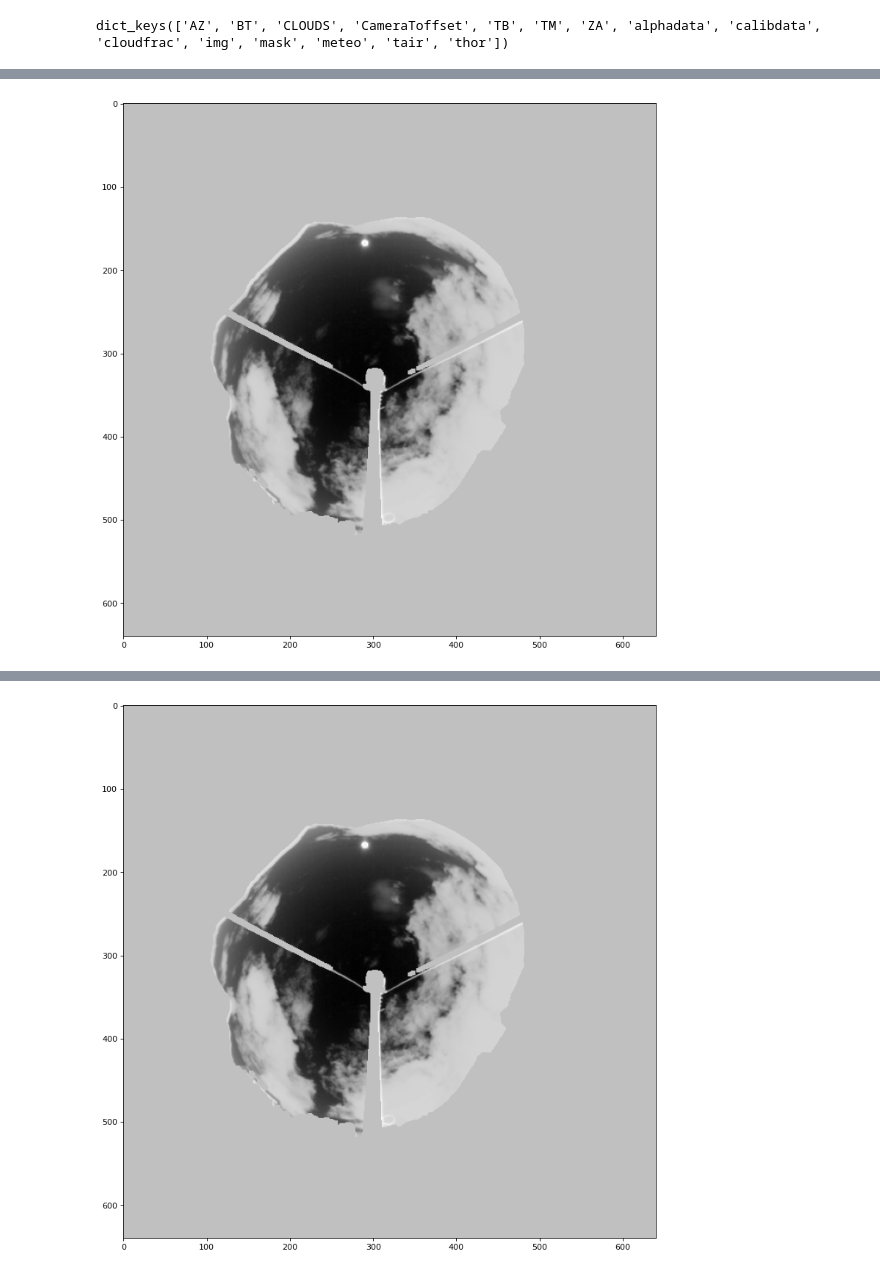
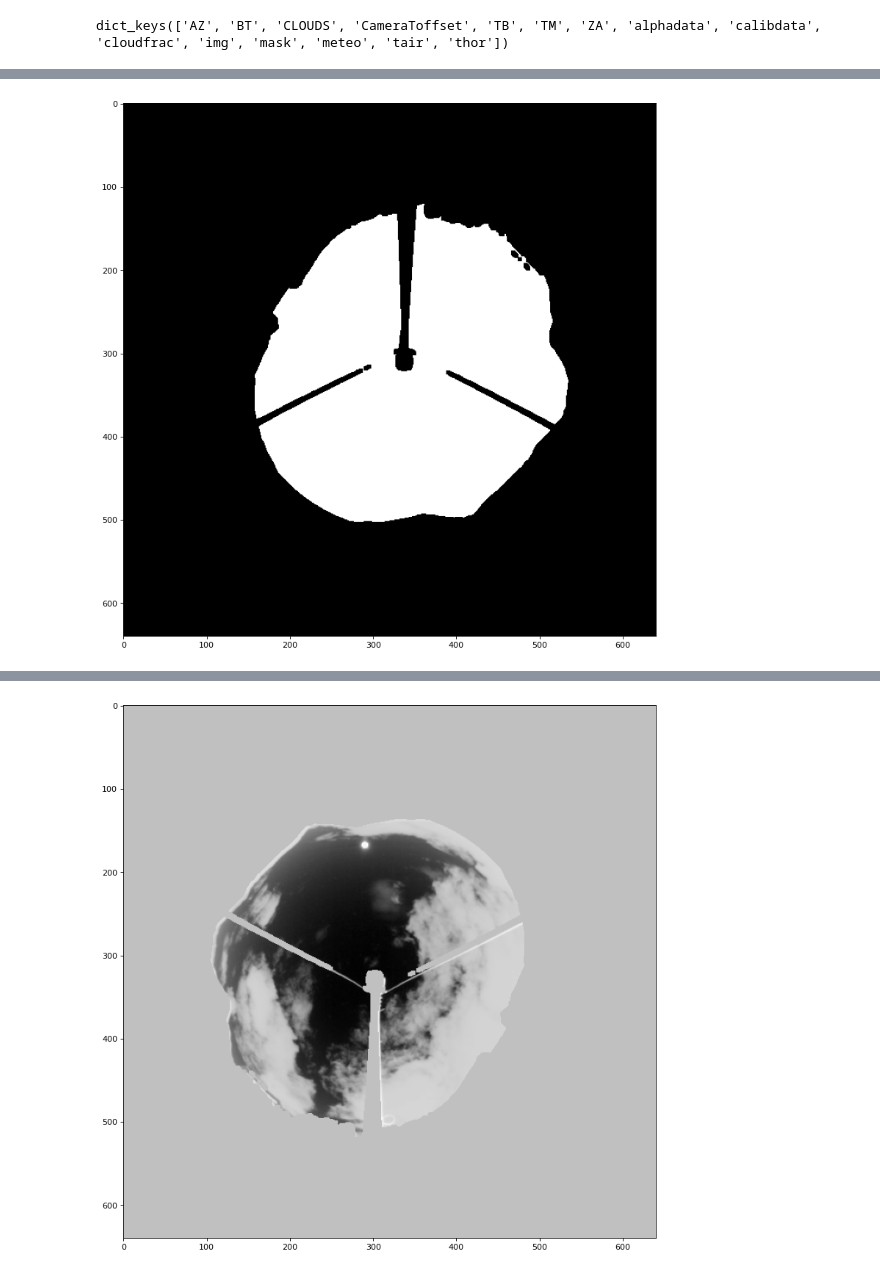
Before and after one commit to elrichgro/cloudseg, a Jupyter notebook: irccam/notebooks/IRCCAM data exploration (messy).ipynb, the cells around one changed output, grey strips where cells are left out. Cells and saved outputs as stored; diff of their text form; code cells hidden in the pictures.

```diff
--- a/irccam/notebooks/IRCCAM data exploration (messy).ipynb
+++ b/irccam/notebooks/IRCCAM data exploration (messy).ipynb
@@ -125,4 +32,9 @@ irccam_raw = cv2.flip(irccam_raw, -1)
+# %%
+img = idata['BT'][:,:,100]
+img = np.nan_to_num(img, nan=0)
+# %%
+img[np.where(img != 0)] = 255
 # %%
-plot_img(irccam_raw)
+plot_img(img)
 # %% [output]
-[figure, old version]
+[figure, new version]
```
Also changed, not shown: parts of 27 cells of this notebook, 3 other files.
